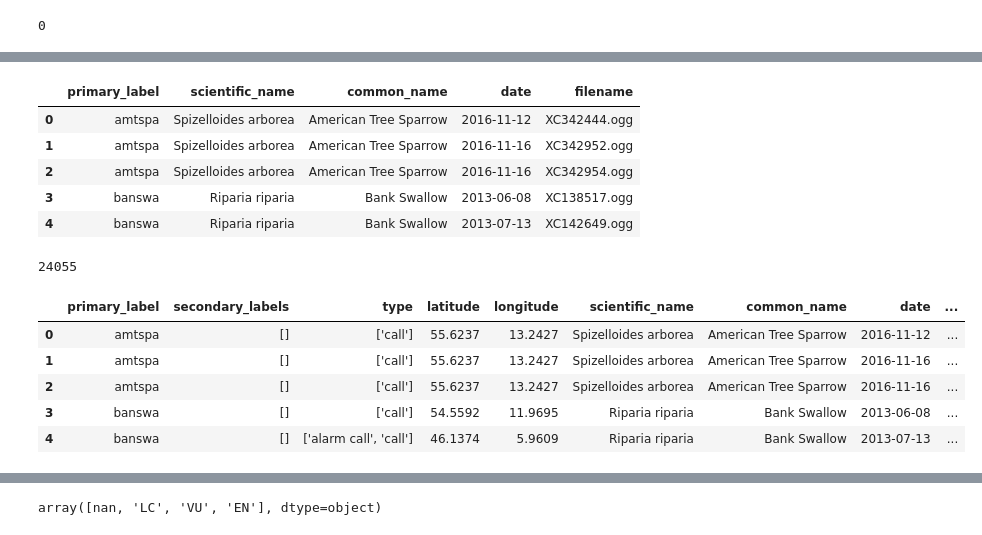
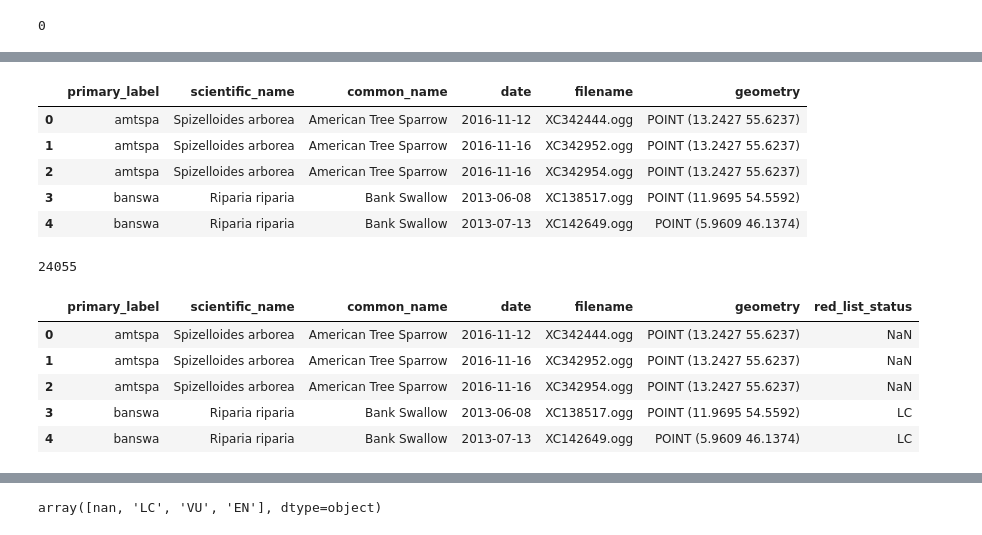
Before and after one commit to Kenny101-dot/Ornistone-Project, a Jupyter notebook: Spectogram/Modeling Dataset.ipynb, the cells around one changed output, grey strips where cells are left out. Saved outputs shown, nothing was run; the diff lists cells and outputs as text; code cells hidden in the pictures.

```diff
--- a/Spectogram/Modeling Dataset.ipynb
+++ b/Spectogram/Modeling Dataset.ipynb
@@ -41,7 +39,7 @@ df['Red List Status'].unique()
 # %% [output]
 array(['LC', 'NT', 'VU', 'EN', 'VU°°', 'VU°'], dtype=object)
 # %%
-df['Red List Status'].replace({'NT': 'VU', 'VU°': 'VU', 'VU°°': 'VU'}, inplace=True)
+df['red_list_status'].replace({'NT': 'VU', 'VU°': 'VU', 'VU°°': 'VU'}, inplace=True)
 # %%
 df.head()
 # %% [output]
@@ -61,4 +59,6 @@ df.to_csv('final_bird_list.csv', index=False)
 import pandas as pd
 import numpy as np
 df1 = pd.read_csv('../data/finally_bird_list.csv')
-#df2 = pd.read_csv('../data/european_birds.csv')
+df2 = pd.read_csv('../data/european_birds.csv')
+df1.info()
+df.info()
@@ -65,3 +83,3 @@ df1 = pd.read_csv('../data/finally_bird_list.csv')
 # %%
-df1['secondary_labels'] = None
-df1['secondary_labels'] = df2['secondary_labels']
+df['secondary_labels'] = None
+df['secondary_labels'] = df2['secondary_labels']
@@ -94,13 +101,13 @@ df2.head()
 # %%
-df2.drop(columns=['secondary_labels', 'type', 'latitude', 'longitude', 'license', 'rating', 'time', 'geometry'], inplace=True)
+df2.drop(columns=['secondary_labels', 'type', 'latitude', 'longitude', 'license', 'rating', 'time'], inplace=True)
 df2.head()
 # %% [output]
-|  | primary_label | scientific_name | common_name | date | filename |
-| 0 | amtspa | Spizelloides arborea | American Tree Sparrow | 2016-11-12 | XC342444.ogg |
-| 1 | amtspa | Spizelloides arborea | American Tree Sparrow | 2016-11-16 | XC342952.ogg |
-| 2 | amtspa | Spizelloides arborea | American Tree Sparrow | 2016-11-16 | XC342954.ogg |
-| 3 | banswa | Riparia riparia | Bank Swallow | 2013-06-08 | XC138517.ogg |
-| 4 | banswa | Riparia riparia | Bank Swallow | 2013-07-13 | XC142649.ogg |
+|  | primary_label | scientific_name | common_name | date | filename | geometry |
+| 0 | amtspa | Spizelloides arborea | American Tree Sparrow | 2016-11-12 | XC342444.ogg | POINT (13.2427 55.6237) |
+| 1 | amtspa | Spizelloides arborea | American Tree Sparrow | 2016-11-16 | XC342952.ogg | POINT (13.2427 55.6237) |
+| 2 | amtspa | Spizelloides arborea | American Tree Sparrow | 2016-11-16 | XC342954.ogg | POINT (13.2427 55.6237) |
+| 3 | banswa | Riparia riparia | Bank Swallow | 2013-06-08 | XC138517.ogg | POINT (11.9695 54.5592) |
+| 4 | banswa | Riparia riparia | Bank Swallow | 2013-07-13 | XC142649.ogg | POINT (5.9609 46.1374) |
 # %%
 df2.to_csv('grouping_list.csv', index=False)
 # %%
@@ -109,17 +116,17 @@ df2['filename'].nunique()
 24055
 # %%
 # Create a mapping from primary_label to Red List Status
-red_list_status_mapping = df1.set_index('primary_label')['Red List Status'].to_dict()
+red_list_status_mapping = df.set_index('primary_label')['red_list_status'].to_dict()
 
 # Add the Red List Status to df2 based on the primary_label
-df2['Red List Status'] = df2['primary_label'].map(red_list_status_mapping)
+df2['red_list_status'] = df2['primary_label'].map(red_list_status_mapping)
 
 # Display the updated dataframe
 df2.head()
 # %% [output]
-|  | primary_label | secondary_labels | type | latitude | longitude | scientific_name | common_name | date | ... |
-| 0 | amtspa | [] | ['call'] | 55.6237 | 13.2427 | Spizelloides arborea | American Tree Sparrow | 2016-11-12 | ... |
-| 1 | amtspa | [] | ['call'] | 55.6237 | 13.2427 | Spizelloides arborea | American Tree Sparrow | 2016-11-16 | ... |
-| 2 | amtspa | [] | ['call'] | 55.6237 | 13.2427 | Spizelloides arborea | American Tree Sparrow | 2016-11-16 | ... |
-| 3 | banswa | [] | ['call'] | 54.5592 | 11.9695 | Riparia riparia | Bank Swallow | 2013-06-08 | ... |
-| 4 | banswa | [] | ['alarm call', 'call'] | 46.1374 | 5.9609 | Riparia riparia | Bank Swallow | 2013-07-13 | ... |
+|  | primary_label | scientific_name | common_name | date | filename | geometry | red_list_status |
+| 0 | amtspa | Spizelloides arborea | American Tree Sparrow | 2016-11-12 | XC342444.ogg | POINT (13.2427 55.6237) | NaN |
+| 1 | amtspa | Spizelloides arborea | American Tree Sparrow | 2016-11-16 | XC342952.ogg | POINT (13.2427 55.6237) | NaN |
+| 2 | amtspa | Spizelloides arborea | American Tree Sparrow | 2016-11-16 | XC342954.ogg | POINT (13.2427 55.6237) | NaN |
+| 3 | banswa | Riparia riparia | Bank Swallow | 2013-06-08 | XC138517.ogg | POINT (11.9695 54.5592) | LC |
+| 4 | banswa | Riparia riparia | Bank Swallow | 2013-07-13 | XC142649.ogg | POINT (5.9609 46.1374) | LC |
```
Also changed, not shown: parts of 14 cells of this notebook.
